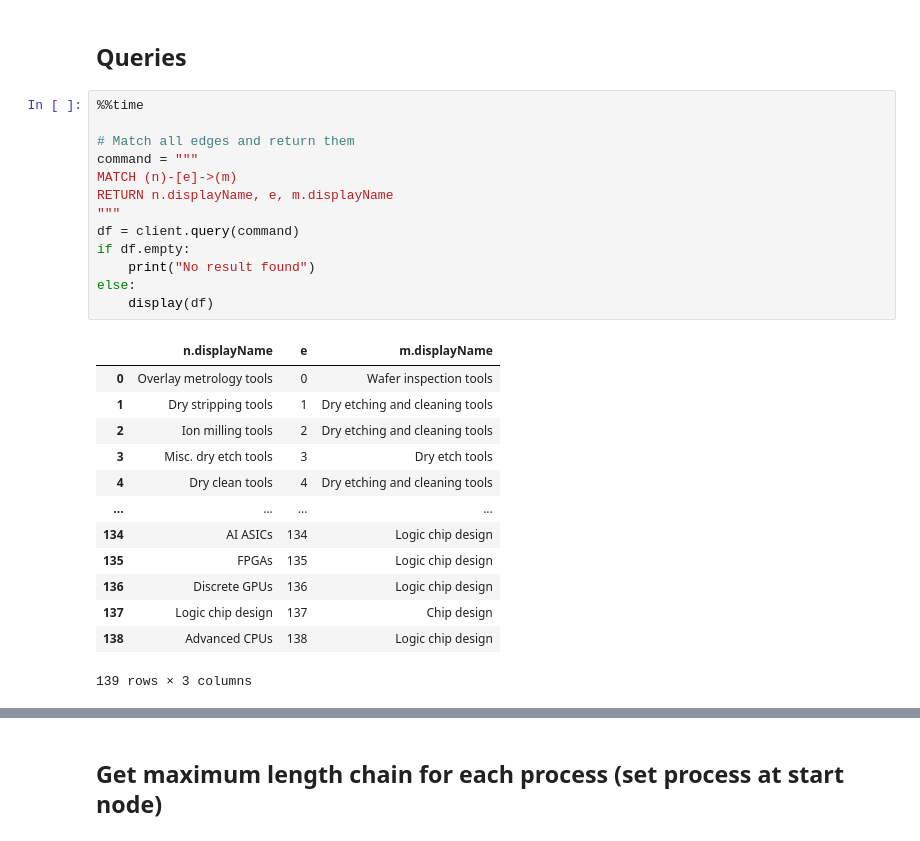
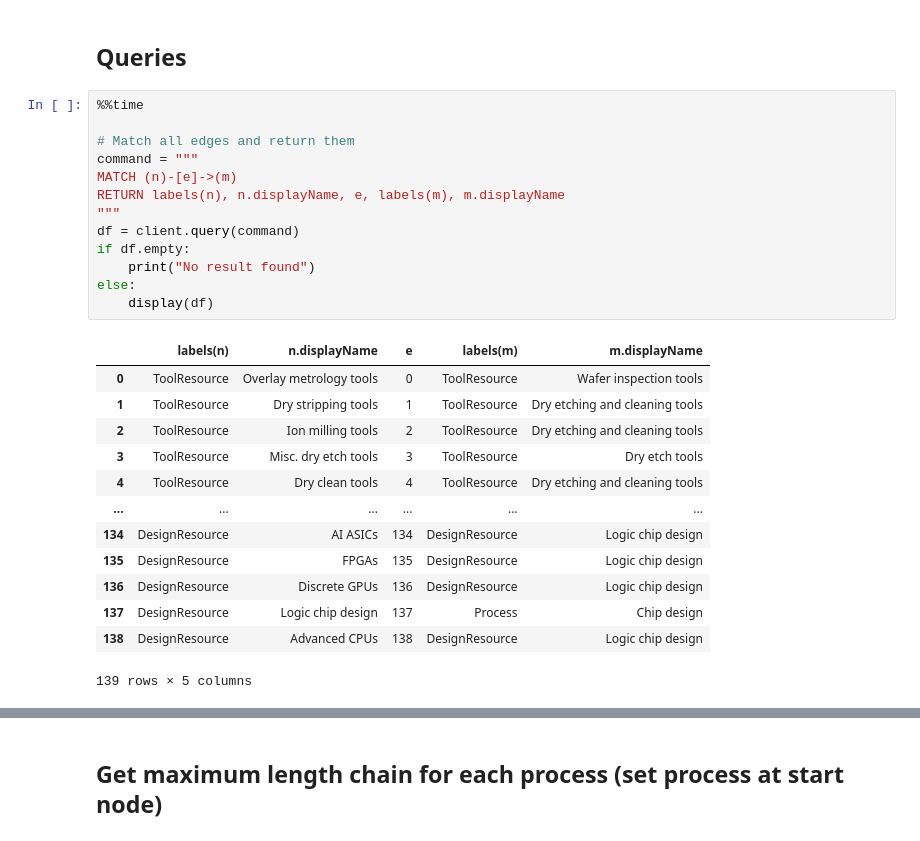
Before and after one commit to turing-db/turingdb-examples, a Jupyter notebook: examples/notebooks/public_version/supply_chain_eto-chip-explorer.ipynb, the cells around one changed output, grey strips where cells are left out. Cells and saved outputs as stored; diff of their text form.

```diff
--- a/examples/notebooks/public_version/supply_chain_eto-chip-explorer.ipynb
+++ b/examples/notebooks/public_version/supply_chain_eto-chip-explorer.ipynb
@@ -735,27 +737,27 @@ label: UltimateOutput
 # %%
 %%time
 
 # Match all edges and return them
 command = """
 MATCH (n)-[e]->(m)
-RETURN n.displayName, e, m.displayName
+RETURN labels(n), n.displayName, e, labels(m), m.displayName
 """
 df = client.query(command)
 if df.empty:
     print("No result found")
 else:
     display(df)
 # %% [output]
-|  | n.displayName | e | m.displayName |
-| 0 | Overlay metrology tools | 0 | Wafer inspection tools |
-| 1 | Dry stripping tools | 1 | Dry etching and cleaning tools |
-| 2 | Ion milling tools | 2 | Dry etching and cleaning tools |
-| 3 | Misc. dry etch tools | 3 | Dry etch tools |
-| 4 | Dry clean tools | 4 | Dry etching and cleaning tools |
-| ... | ... | ... | ... |
-| 134 | AI ASICs | 134 | Logic chip design |
-| 135 | FPGAs | 135 | Logic chip design |
-| 136 | Discrete GPUs | 136 | Logic chip design |
-| 137 | Logic chip design | 137 | Chip design |
-| 138 | Advanced CPUs | 138 | Logic chip design |
+|  | labels(n) | n.displayName | e | labels(m) | m.displayName |
+| 0 | ToolResource | Overlay metrology tools | 0 | ToolResource | Wafer inspection tools |
+| 1 | ToolResource | Dry stripping tools | 1 | ToolResource | Dry etching and cleaning tools |
+| 2 | ToolResource | Ion milling tools | 2 | ToolResource | Dry etching and cleaning tools |
+| 3 | ToolResource | Misc. dry etch tools | 3 | ToolResource | Dry etch tools |
+| 4 | ToolResource | Dry clean tools | 4 | ToolResource | Dry etching and cleaning tools |
+| ... | ... | ... | ... | ... | ... |
+| 134 | DesignResource | AI ASICs | 134 | DesignResource | Logic chip design |
+| 135 | DesignResource | FPGAs | 135 | DesignResource | Logic chip design |
+| 136 | DesignResource | Discrete GPUs | 136 | DesignResource | Logic chip design |
+| 137 | DesignResource | Logic chip design | 137 | Process | Chip design |
+| 138 | DesignResource | Advanced CPUs | 138 | DesignResource | Logic chip design |
-139 rows × 3 columns
+139 rows × 5 columns
```
Also changed, not shown: parts of 35 cells of this notebook, 1 other file.
